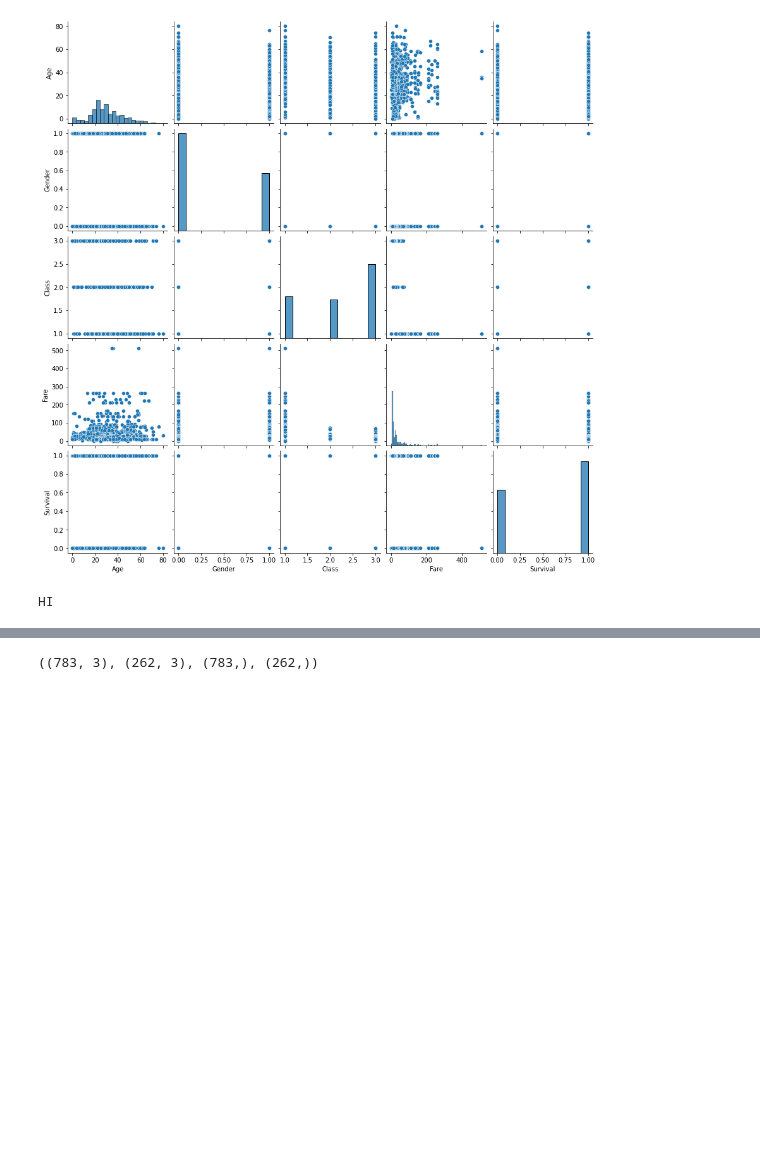
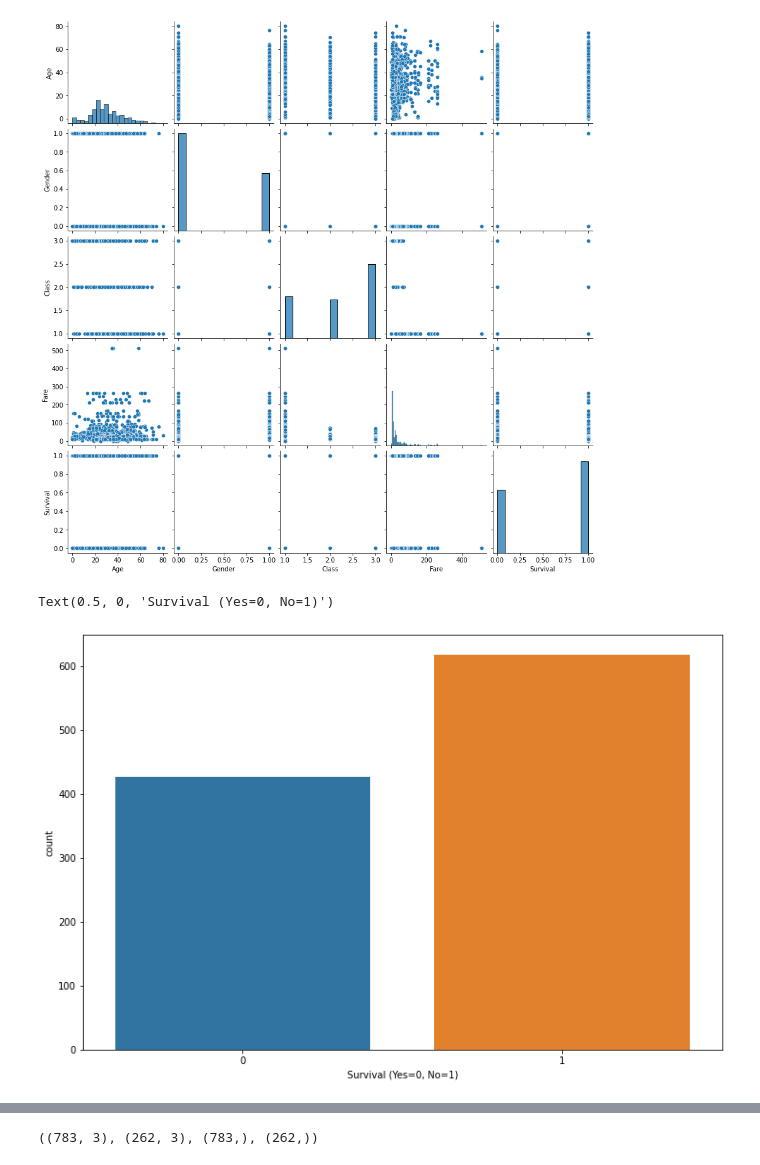
Before and after one commit to ckavana/ITCS-3162-Final-project---group-12, a Jupyter notebook: Final_Project_Notebook.ipynb, the cells around one changed output, grey strips where cells are left out. Cells and saved outputs as stored; diff of their text form; code cells hidden in the pictures; blank space fills up the shorter version.

```diff
--- a/Final_Project_Notebook.ipynb
+++ b/Final_Project_Notebook.ipynb
@@ -136,6 +136,9 @@ sns.pairplot(df, height=2.5);
 # %% [output]
 [figure]
 # %%
-print("HI")
+plt.figure(figsize= (12,8))
+sns.countplot(x= 'Survival', data=df)
+plt.xlabel('Survival (Yes=0, No=1)')
 # %% [output]
-HI
+Text(0.5, 0, 'Survival (Yes=0, No=1)')
+[figure, added]
```
Also changed, not shown: parts of 7 cells of this notebook.
